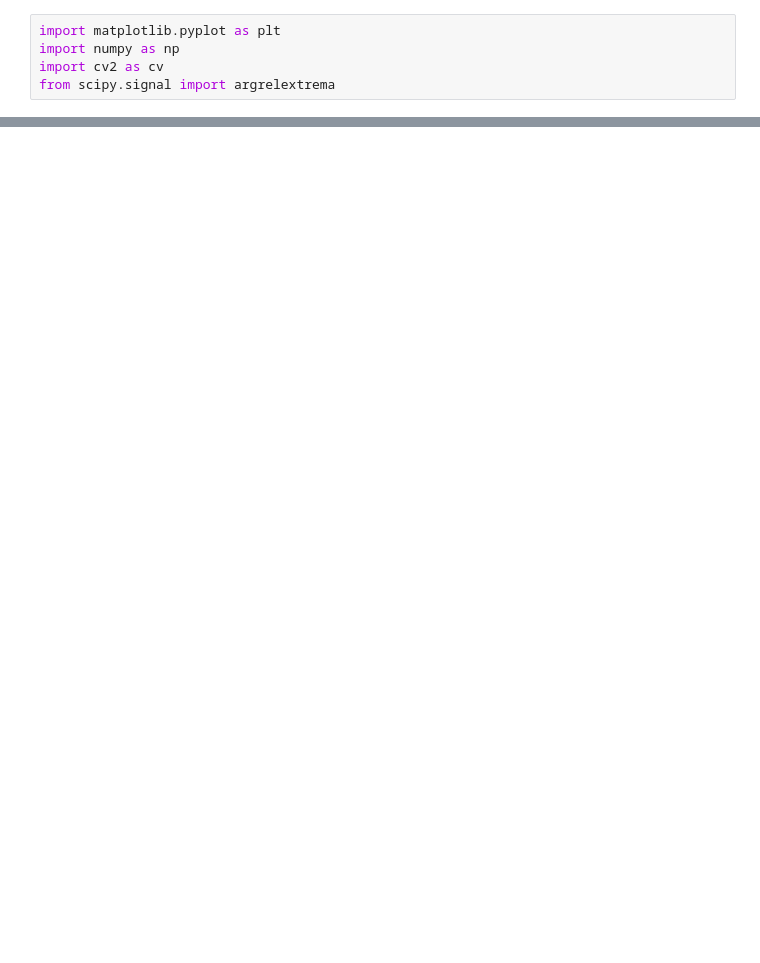
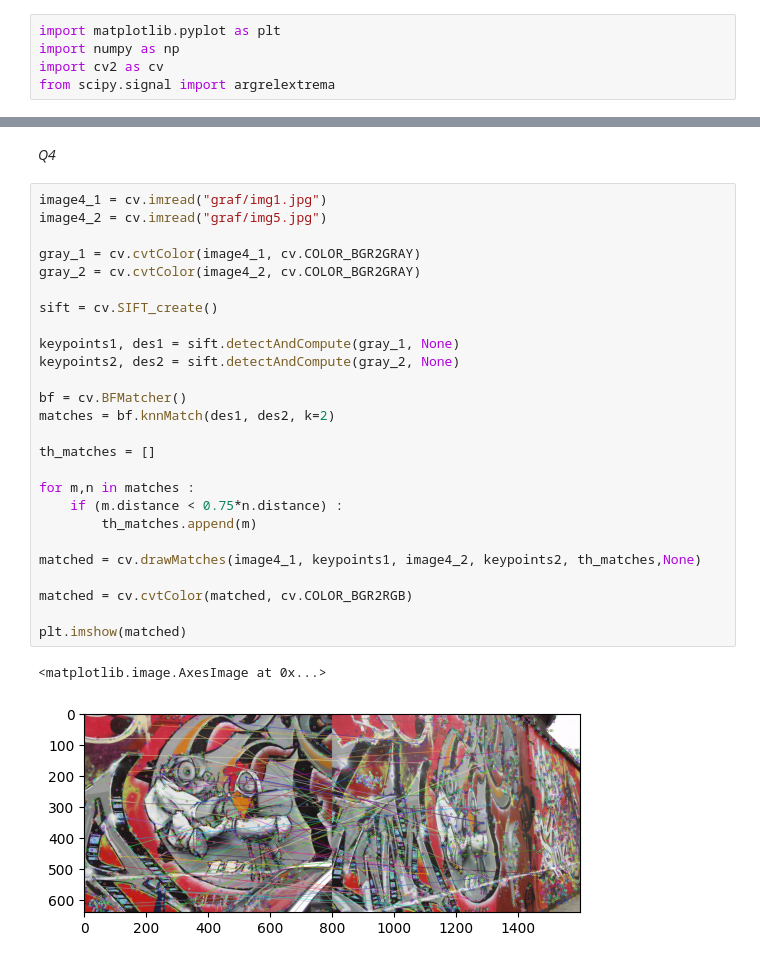
Before and after one commit to SadeepRathnayaka/EN3160-Image-Processing-and-Machine-Vision, a Jupyter notebook: Assignment 2/assignment2.ipynb, the cells around one changed output, grey strips where cells are left out. Cells and saved outputs as stored; diff of their text form; blank space fills up the shorter version.

```diff
--- a/Assignment 2/assignment2.ipynb
+++ b/Assignment 2/assignment2.ipynb
@@ -48,0 +103,31 @@ plt.show()
+# %% [markdown]
+*_Q4_*
+# %%
+image4_1 = cv.imread("graf/img1.jpg")
+image4_2 = cv.imread("graf/img5.jpg")
+
+gray_1 = cv.cvtColor(image4_1, cv.COLOR_BGR2GRAY)
+gray_2 = cv.cvtColor(image4_2, cv.COLOR_BGR2GRAY)
+
+sift = cv.SIFT_create()
+
+keypoints1, des1 = sift.detectAndCompute(gray_1, None)
+keypoints2, des2 = sift.detectAndCompute(gray_2, None)
+
+bf = cv.BFMatcher()
+matches = bf.knnMatch(des1, des2, k=2)
+
+th_matches = []
+
+for m,n in matches :
+    if (m.distance < 0.75*n.distance) :
+        th_matches.append(m)
+
+matched = cv.drawMatches(image4_1, keypoints1, image4_2, keypoints2, th_matches,None)
+
+matched = cv.cvtColor(matched, cv.COLOR_BGR2RGB)
+
+plt.imshow(matched)
+# %% [output]
+<matplotlib.image.AxesImage at 0x...>
+[figure, added]
```
Also changed, not shown: parts of 3 cells of this notebook.
